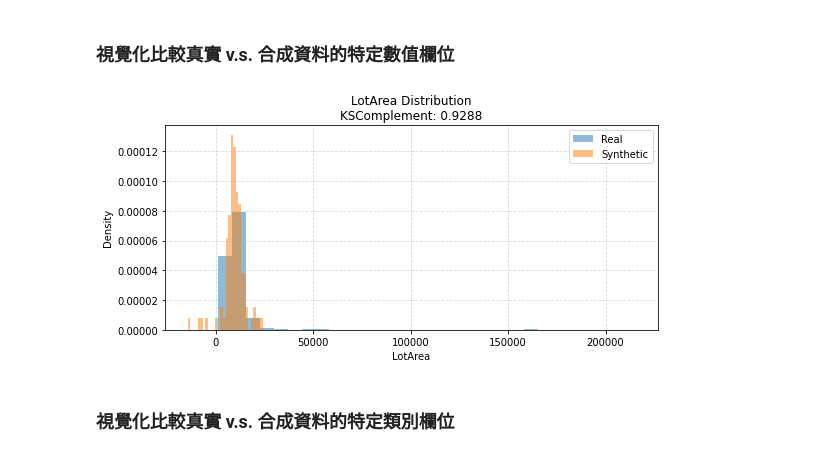
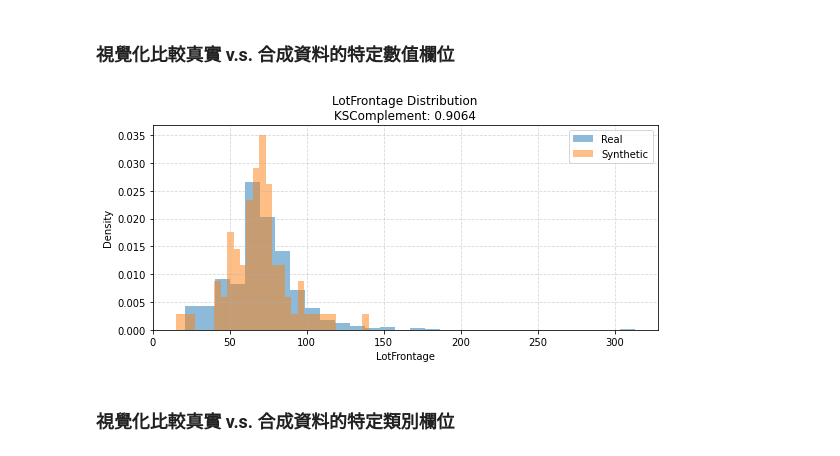
Before and after one commit to taochen1114/syndata_module_for_py36, a Jupyter notebook: syndata_quality_evaluate.ipynb, the cells around one changed output. Drawn from its saved outputs; the diff is of its cells as text; code cells hidden in the pictures.

```diff
--- a/syndata_quality_evaluate.ipynb
+++ b/syndata_quality_evaluate.ipynb
@@ -181,9 +181,9 @@ syndata_eval_df = evaluate_all_columns(real_data, synthetic_data)  # 注意順
 # %% [markdown]
 ### 視覺化比較真實 v.s. 合成資料的特定數值欄位
 # %%
-compare_numeric_columns(real_data, synthetic_data, column="LotArea")
+compare_numeric_columns(real_data, synthetic_data, column="LotFrontage")
 # %% [output]
-[figure, old version]
+[figure, new version]
 # %% [markdown]
 ### 視覺化比較真實 v.s. 合成資料的特定類別欄位
 # %%
```
Also changed, not shown: parts of 4 cells of this notebook, 2 other files.
